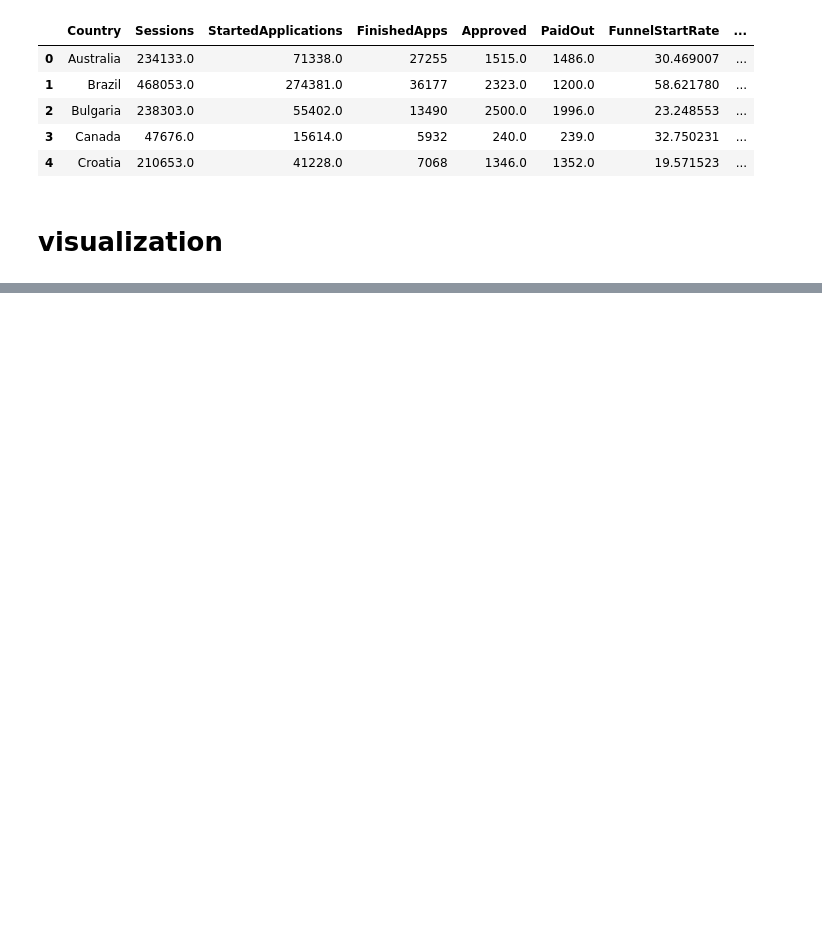
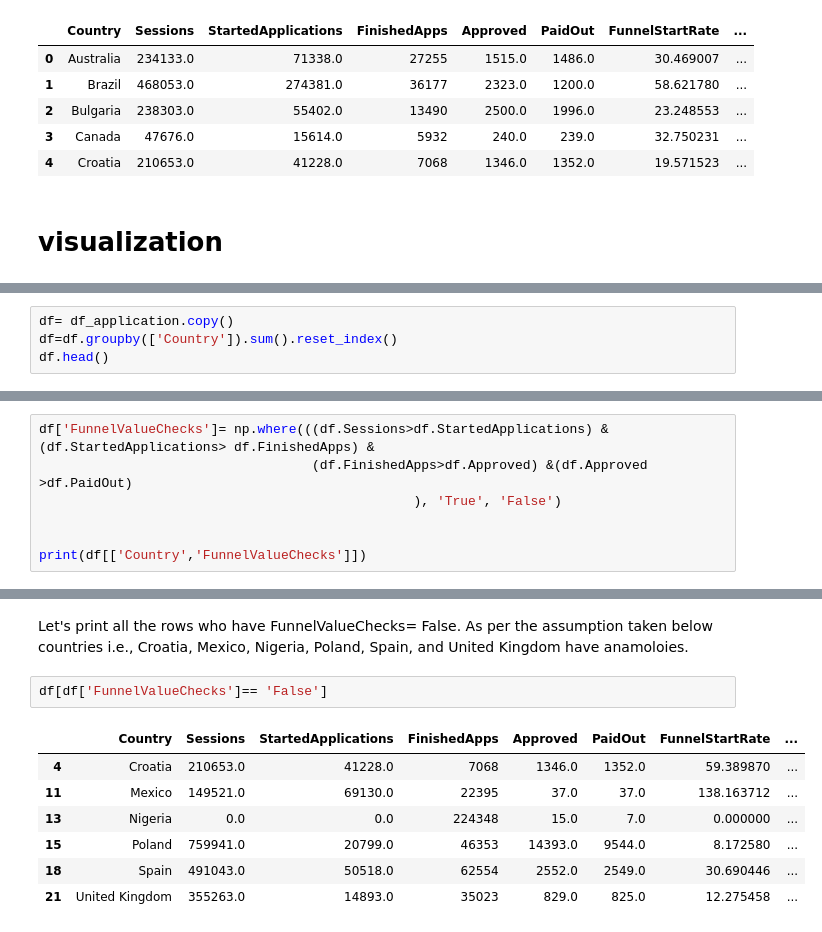
Before and after one commit to poddardelhi/crm_homeTask, a Jupyter notebook: HomeTask_CRMAnalyst.ipynb, the cells around one changed output, grey strips where cells are left out. Cells and saved outputs as stored; diff of their text form; blank space fills up the shorter version.

```diff
--- a/HomeTask_CRMAnalyst.ipynb
+++ b/HomeTask_CRMAnalyst.ipynb
@@ -253,0 +259,4 @@ for labels in ax1.get_xticklabels() + ax2.get_xticklabels() + ax3.get_xticklabel
+# %%
+df= df_application.copy()
+df=df.groupby(['Country']).sum().reset_index()
+df.head()
@@ -253,0 +270,7 @@ for labels in ax1.get_xticklabels() + ax2.get_xticklabels() + ax3.get_xticklabel
+# %%
+df['FunnelValueChecks']= np.where(((df.Sessions>df.StartedApplications) & (df.StartedApplications> df.FinishedApps) &
+                                   (df.FinishedApps>df.Approved) &(df.Approved >df.PaidOut)
+                                                ), 'True', 'False')
+
+
+print(df[['Country','FunnelValueChecks']])
@@ -253,0 +295,12 @@ for labels in ax1.get_xticklabels() + ax2.get_xticklabels() + ax3.get_xticklabel
+# %% [markdown]
+Let's print all the rows who have FunnelValueChecks= False. As per the assumption taken below countries i.e., Croatia, Mexico, Nigeria, Poland, Spain, and United Kingdom have anamoloies.
+# %%
+df[df['FunnelValueChecks']== 'False']
+# %% [output]
+|  | Country | Sessions | StartedApplications | FinishedApps | Approved | PaidOut | FunnelStartRate | ... |
+| 4 | Croatia | 210653.0 | 41228.0 | 7068 | 1346.0 | 1352.0 | 59.389870 | ... |
+| 11 | Mexico | 149521.0 | 69130.0 | 22395 | 37.0 | 37.0 | 138.163712 | ... |
+| 13 | Nigeria | 0.0 | 0.0 | 224348 | 15.0 | 7.0 | 0.000000 | ... |
+| 15 | Poland | 759941.0 | 20799.0 | 46353 | 14393.0 | 9544.0 | 8.172580 | ... |
+| 18 | Spain | 491043.0 | 50518.0 | 62554 | 2552.0 | 2549.0 | 30.690446 | ... |
+| 21 | United Kingdom | 355263.0 | 14893.0 | 35023 | 829.0 | 825.0 | 12.275458 | ... |
```
Also changed, not shown: parts of 7 cells of this notebook.
